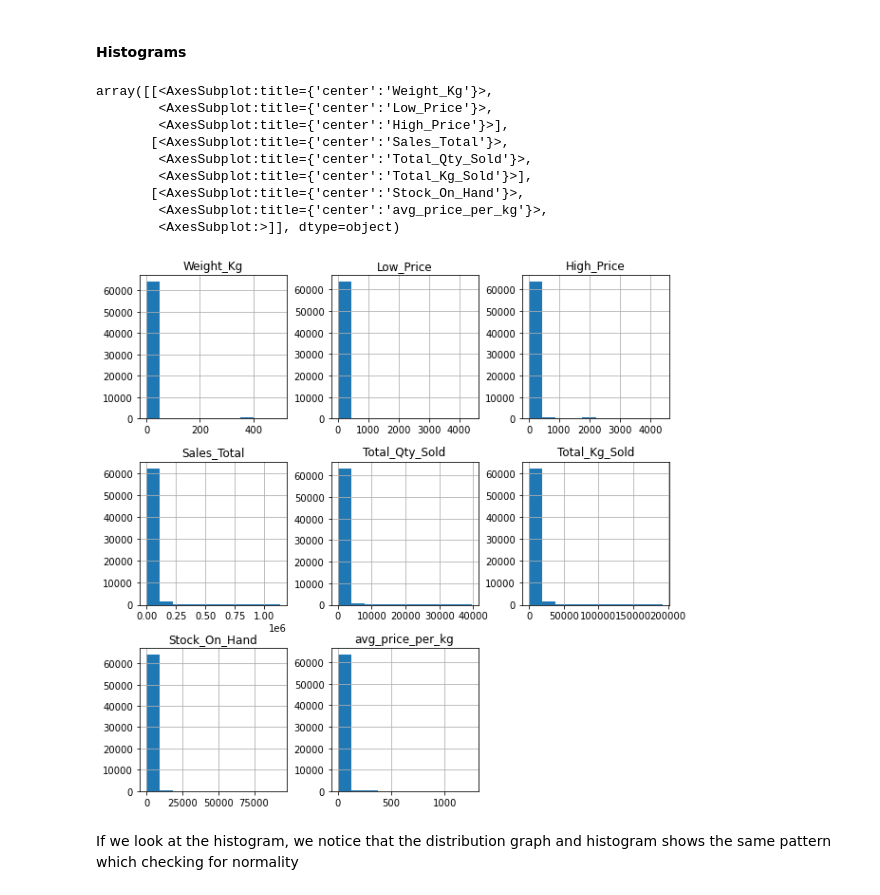
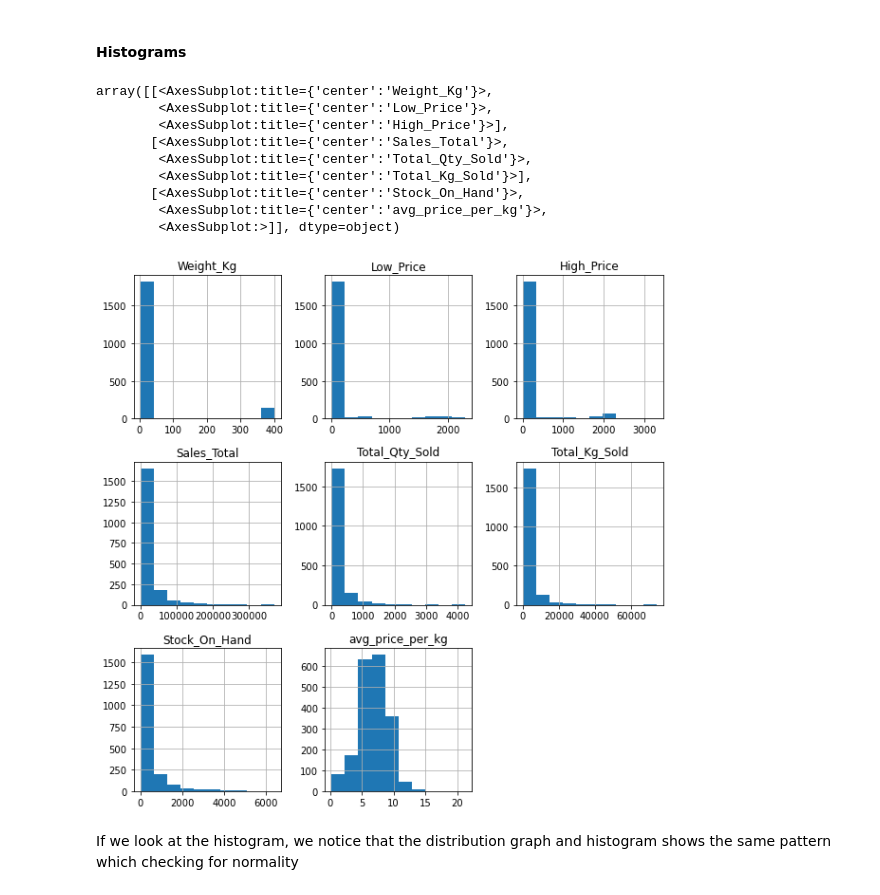
Before and after one commit to TyroneCarelse/ML_Apple_Price_Challenge_ZM_Team7, a Jupyter notebook: ML_Apple_Price_Challenge_ZM_Team7.ipynb, the cells around one changed output. Drawn from its saved outputs; the diff is of its cells as text; code cells hidden in the pictures.

```diff
--- a/ML_Apple_Price_Challenge_ZM_Team7.ipynb
+++ b/ML_Apple_Price_Challenge_ZM_Team7.ipynb
@@ -262,3 +264,5 @@ negitive_where(train,'Sales_Total').shape
+# %%
+train_apl = train[train['Commodities'] == 'APPLE GOLDEN DELICIOUS']
 # %% [markdown]
 ####  Summary of Statistics after data is cleaned
 # %%
@@ -336,18 +340,18 @@ From the boxplots we can observe that our data is outside the distribution indic
 #### Histograms
 # %%
 features = ['Weight_Kg', 'Low_Price', 'High_Price', 'Sales_Total', 'Total_Qty_Sold', 'Total_Kg_Sold', 'Stock_On_Hand', 'avg_price_per_kg'] # create a list of all numerical features
-train[features].hist(figsize=(10,10))
+train_apl[features].hist(figsize=(10,10))
 # %% [output]
 array([[<AxesSubplot:title={'center':'Weight_Kg'}>,
         <AxesSubplot:title={'center':'Low_Price'}>,
         <AxesSubplot:title={'center':'High_Price'}>],
        [<AxesSubplot:title={'center':'Sales_Total'}>,
         <AxesSubplot:title={'center':'Total_Qty_Sold'}>,
         <AxesSubplot:title={'center':'Total_Kg_Sold'}>],
        [<AxesSubplot:title={'center':'Stock_On_Hand'}>,
         <AxesSubplot:title={'center':'avg_price_per_kg'}>,
         <AxesSubplot:>]], dtype=object)
-[figure, old version]
+[figure, new version]
 # %% [markdown]
 If we look at the histogram, we notice that the distribution graph and histogram shows the same pattern which checking for normality
 # %% [markdown]
```
Also changed, not shown: parts of 13 cells of this notebook.
